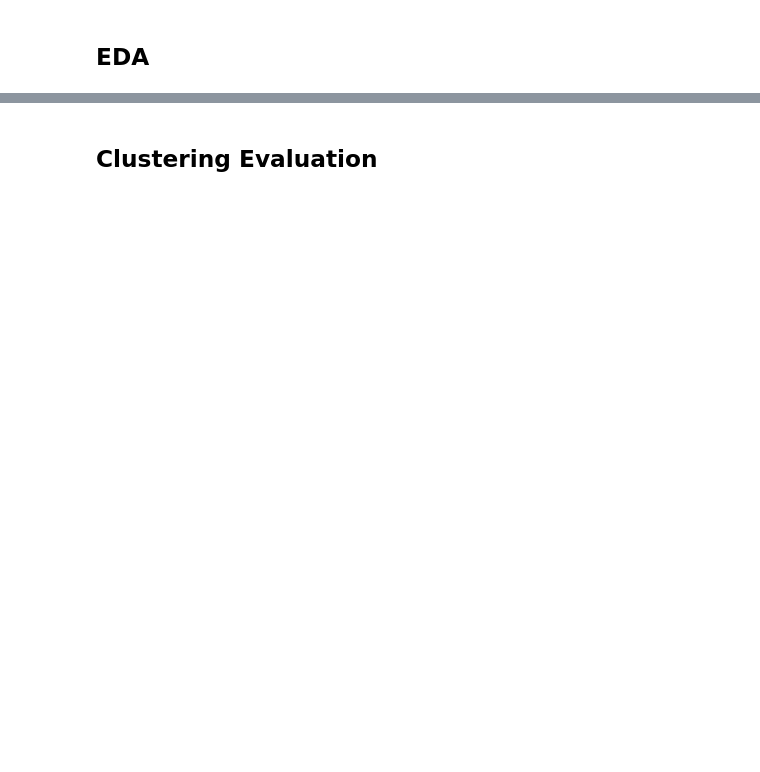
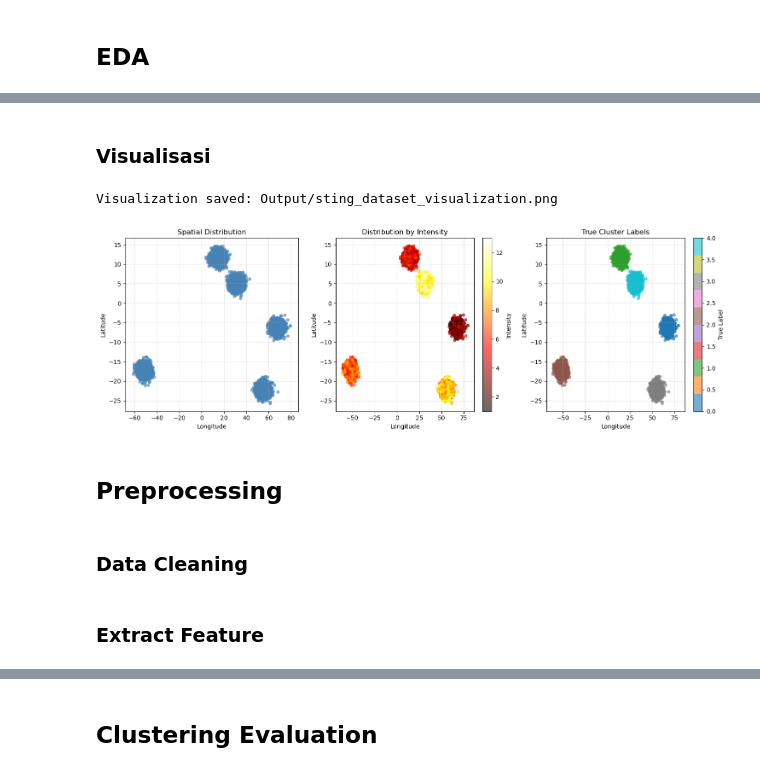
Before and after one commit to qlbusalim/STING-Statistical-Information-Grid, a Jupyter notebook: sting.ipynb, the cells around one changed output, grey strips where cells are left out. Cells and saved outputs as stored; diff of their text form; code cells hidden in the pictures; blank space fills up the shorter version.

```diff
--- a/sting.ipynb
+++ b/sting.ipynb
@@ -1437,0 +114,44 @@ Generated Files:
+# %% [markdown]
+### **Visualisasi**
+# %%
+plt.figure(figsize=(15, 5))
+
+# Plot 1: Basic scatter
+plt.subplot(1, 3, 1)
+plt.scatter(df['longitude'], df['latitude'], alpha=0.6, s=20, c='steelblue')
+plt.xlabel('Longitude')
+plt.ylabel('Latitude')
+plt.title('Spatial Distribution')
+plt.grid(True, alpha=0.3)
+
+# Plot 2: Colored by intensity
+plt.subplot(1, 3, 2)
+scatter = plt.scatter(df['longitude'], df['latitude'],
+                      c=df['intensity'], cmap='hot', alpha=0.6, s=20)
+plt.colorbar(scatter, label='Intensity')
+plt.xlabel('Longitude')
+plt.ylabel('Latitude')
+plt.title('Distribution by Intensity')
+plt.grid(True, alpha=0.3)
+
+# Plot 3: True labels (for comparison)
+plt.subplot(1, 3, 3)
+scatter2 = plt.scatter(df['longitude'], df['latitude'],
+                       c=df['true_label'], cmap='tab10', alpha=0.6, s=20)
+plt.colorbar(scatter2, label='True Label')
+plt.xlabel('Longitude')
+plt.ylabel('Latitude')
+plt.title('True Cluster Labels')
+plt.grid(True, alpha=0.3)
+
+plt.tight_layout()
+plt.savefig('Output/sting_dataset_visualization.png', dpi=300, bbox_inches='tight')
+print("\nVisualization saved: Output/sting_dataset_visualization.png")
+plt.show()
+# %% [output]
+Visualization saved: Output/sting_dataset_visualization.png
+[figure, added]
+# %% [markdown]
+## **Preprocessing**
+# %% [markdown]
+### **Data Cleaning**
@@ -1437,0 +164,2 @@ Generated Files:
+# %% [markdown]
+### **Extract Feature**
```
Also changed, not shown: parts of 58 cells of this notebook.
